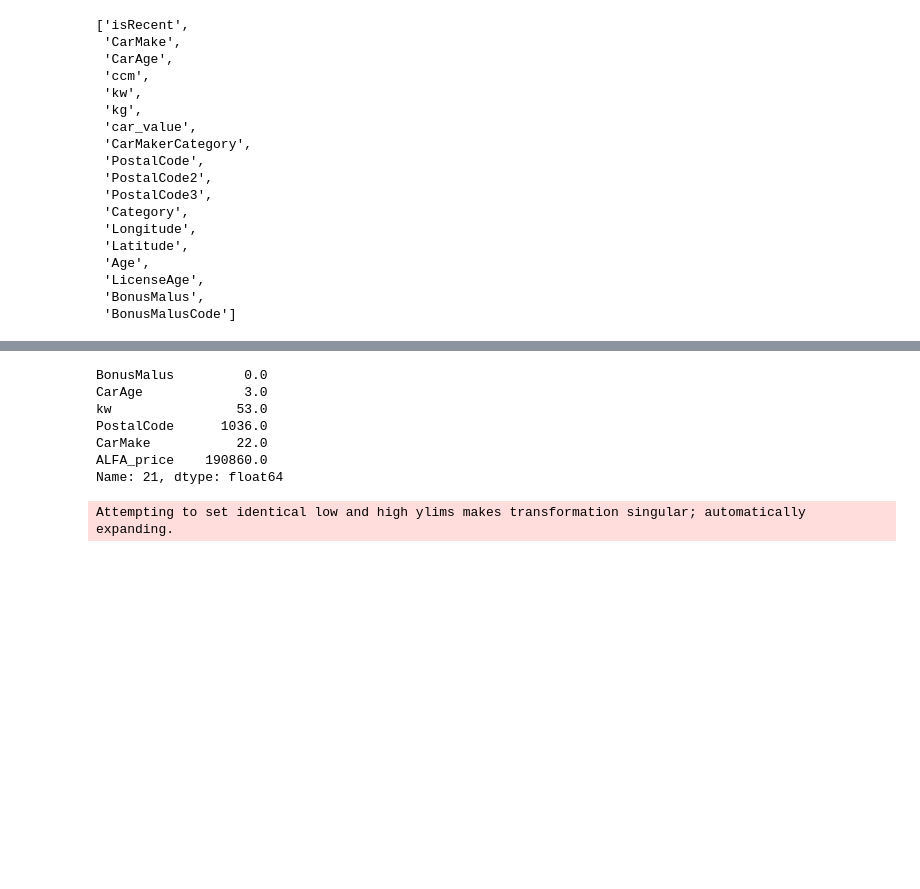
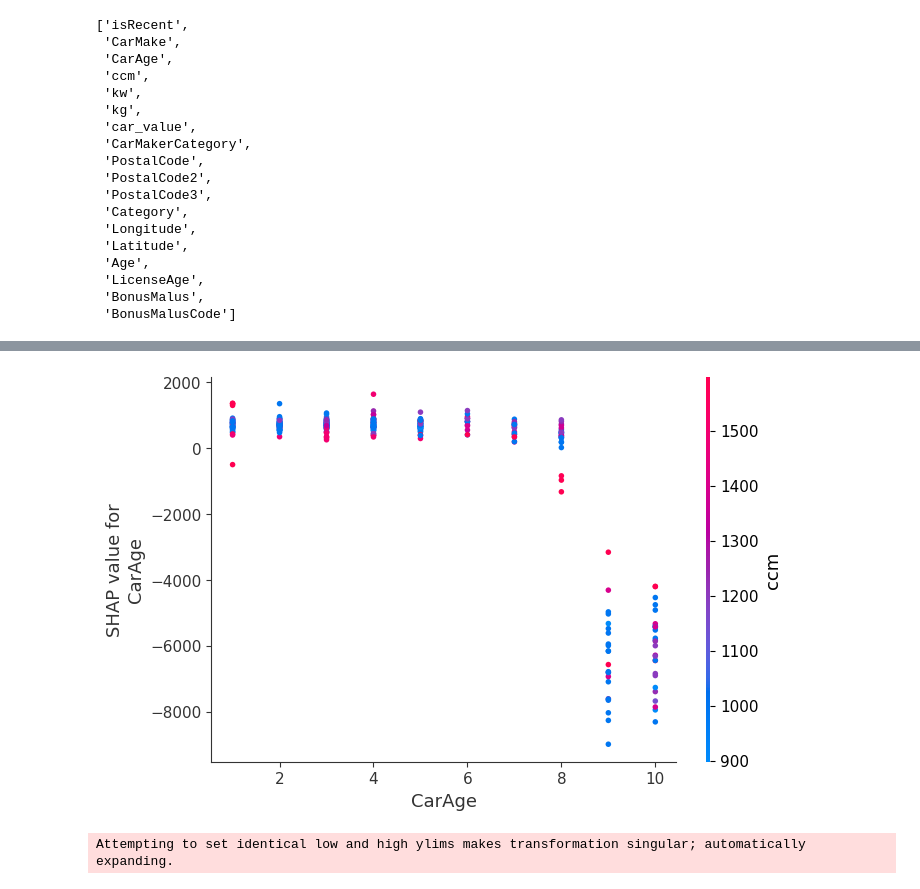
Before and after one commit to asdasde/market_models, a Jupyter notebook: notebooks/market_model.ipynb, the cells around one changed output, grey strips where cells are left out. Drawn from its saved outputs; the diff is of its cells as text; code cells hidden in the pictures; blank space fills up the shorter version.

```diff
--- a/notebooks/market_model.ipynb
+++ b/notebooks/market_model.ipynb
@@ -614,12 +501,6 @@ plt.show()
-# %%
-data.
-# %% [output]
-BonusMalus         0.0
-CarAge             3.0
-kw                53.0
-PostalCode      1036.0
-CarMake           22.0
-ALFA_price    190860.0
-Name: 21, dtype: float64
+# %%
+shap.dependence_plot('CarAge', shap_values, transposed_test[features])
+# %% [output]
+[figure, added]
 # %%
 def pdpSingle(feature):
```
Also changed, not shown: parts of 37 cells of this notebook, 1 other file.
